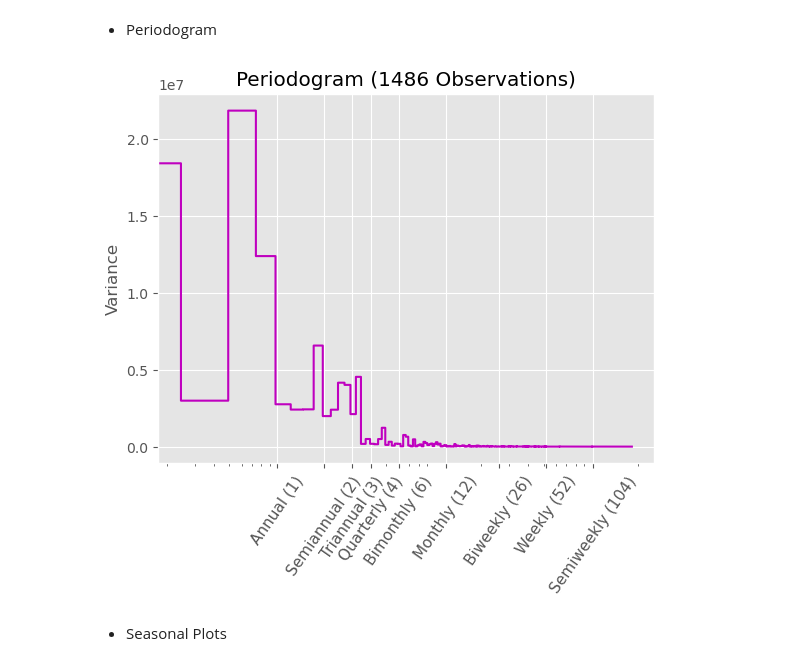
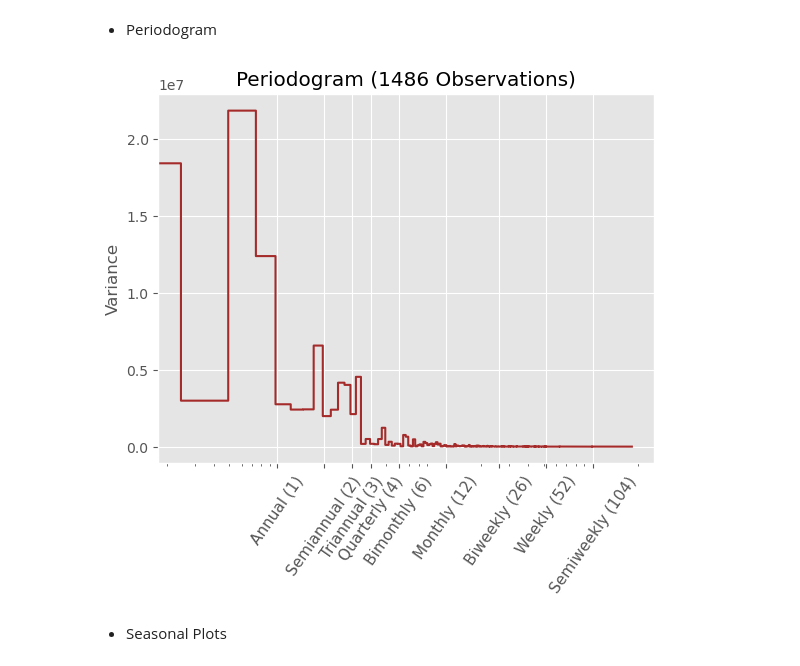
Before and after one commit to domingosdeeulariadumba/ZeitPy, a Jupyter notebook: zeitpy_notebook.ipynb, the cells around one changed output. Saved outputs shown, nothing was run; the diff lists cells and outputs as text; code cells hidden in the pictures.

```diff
--- a/zeitpy_notebook.ipynb
+++ b/zeitpy_notebook.ipynb
@@ -49,9 +49,9 @@ zo.trend(365)
 # %% [markdown]
 - Periodogram
 # %%
-zo.periodogram(color = 'm')
+zo.periodogram()
 # %% [output]
-[figure, old version]
+[figure, new version]
 # %% [markdown]
 - Seasonal Plots
 # %%
```
Also changed, not shown: 15 other files.
